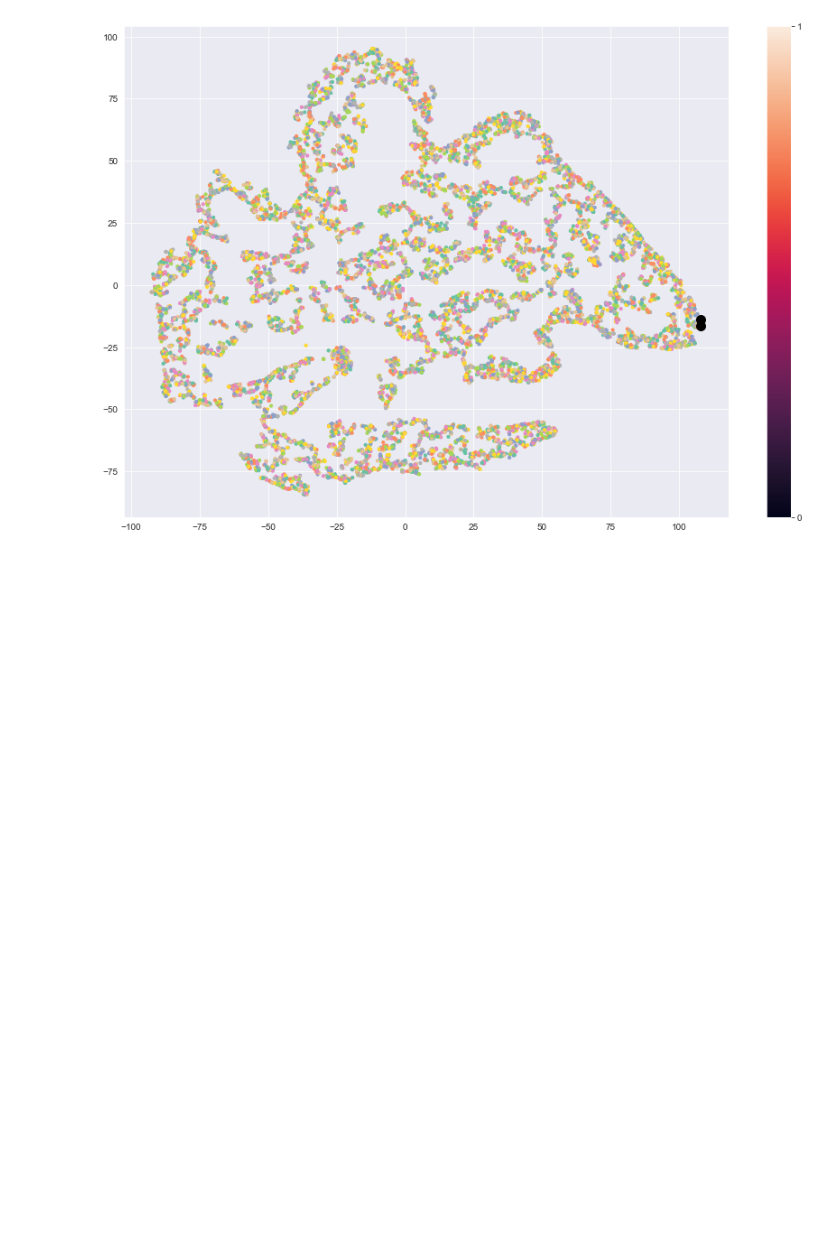
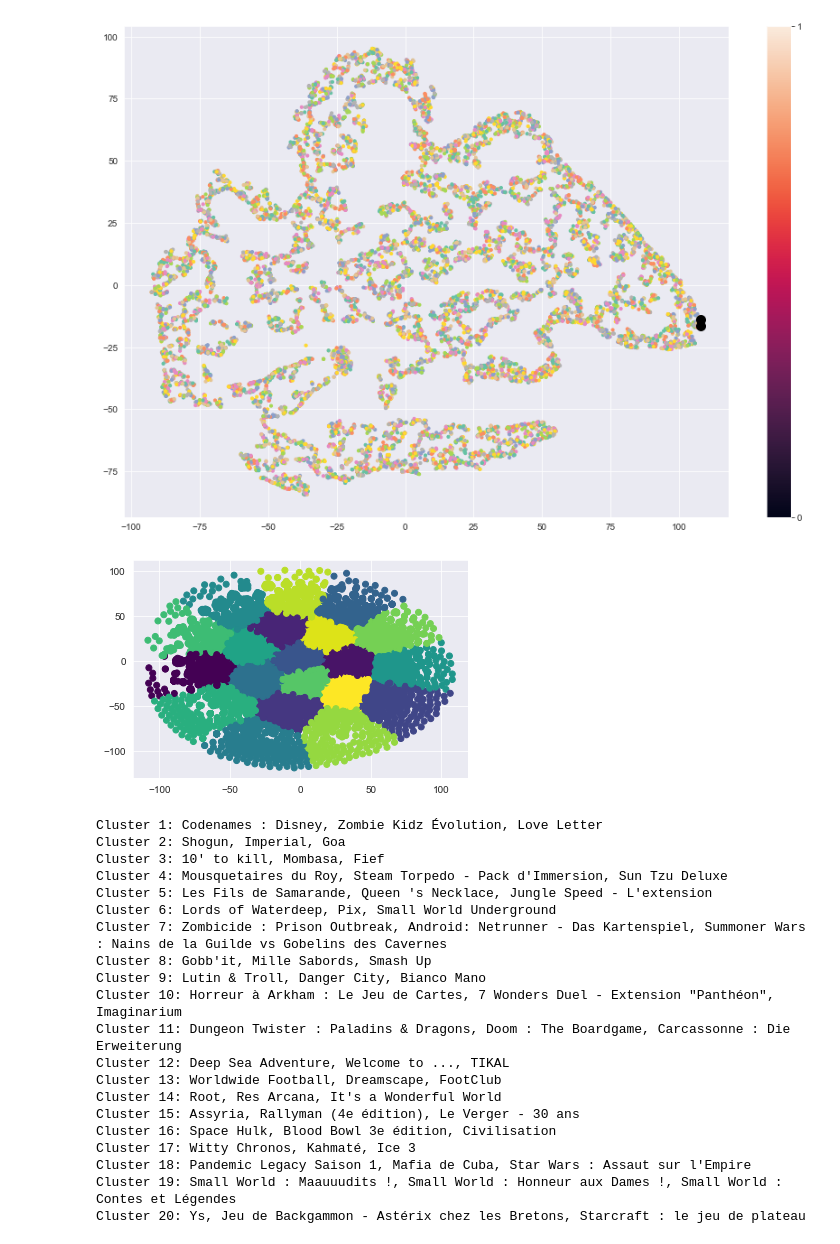
Before and after one commit to N-nolwenn/PLDAC, a Jupyter notebook: seance6/reco2-users-brouillon.ipynb, the cells around one changed output. Cells and saved outputs as stored; diff of their text form; code cells hidden in the pictures; blank space fills up the shorter version.

```diff
--- a/seance6/reco2-users-brouillon.ipynb
+++ b/seance6/reco2-users-brouillon.ipynb
@@ -2067,0 +2080,47 @@ plt.colorbar(ticks=range(20))
+# %%
+from sklearn.manifold import TSNE
+from sklearn.cluster import KMeans
+
+# # Créer une matrice d'occurrence des jeux pour chaque auteur
+matrice_occurrence = pd.crosstab(index=df_avis["author"], columns=df_avis["title"], values=df_avis["note"], aggfunc="mean").fillna(0)
+
+
+# Réduire la dimensionnalité avec T-SNE
+tsne = TSNE(n_components=2, perplexity=30, random_state=42)
+tsne_projection = tsne.fit_transform(matrice_occurrence)
+
+# Effectuer le clustering avec K-means
+kmeans = KMeans(n_clusters=20, random_state=42)
+clusters = kmeans.fit_predict(tsne_projection)
+
+# Visualiser les clusters avec un graphique de dispersion
+plt.scatter(tsne_projection[:,0], tsne_projection[:,1], c=clusters, cmap="viridis")
+plt.show()
+
+# Étiqueter chaque cluster avec les jeux les plus fréquents
+for i in range(kmeans.n_clusters):
+    cluster = matrice_occurrence.iloc[clusters == i]
+    top_jeux = cluster.mean().sort_values(ascending=False)[:3]
+    print(f"Cluster {i+1}: {', '.join(top_jeux.index)}")
+# %% [output]
+[figure, added]
+Cluster 1: Codenames : Disney, Zombie Kidz Évolution, Love Letter
+Cluster 2: Shogun, Imperial, Goa
+Cluster 3: 10' to kill, Mombasa, Fief
+Cluster 4: Mousquetaires du Roy, Steam Torpedo - Pack d'Immersion, Sun Tzu Deluxe
+Cluster 5: Les Fils de Samarande, Queen 's Necklace, Jungle Speed - L'extension
+Cluster 6: Lords of Waterdeep, Pix, Small World Underground
+Cluster 7: Zombicide : Prison Outbreak, Android: Netrunner - Das Kartenspiel, Summoner Wars : Nains de la Guilde vs Gobelins des Cavernes
+Cluster 8: Gobb'it, Mille Sabords, Smash Up
+Cluster 9: Lutin & Troll, Danger City, Bianco Mano
+Cluster 10: Horreur à Arkham : Le Jeu de Cartes, 7 Wonders Duel - Extension "Panthéon", Imaginarium
+Cluster 11: Dungeon Twister : Paladins & Dragons, Doom : The Boardgame, Carcassonne : Die Erweiterung
+Cluster 12: Deep Sea Adventure, Welcome to ..., TIKAL
+Cluster 13: Worldwide Football, Dreamscape, FootClub
+Cluster 14: Root, Res Arcana, It's a Wonderful World
+Cluster 15: Assyria, Rallyman (4e édition), Le Verger - 30 ans
+Cluster 16: Space Hulk, Blood Bowl 3e édition, Civilisation
+Cluster 17: Witty Chronos, Kahmaté, Ice 3
+Cluster 18: Pandemic Legacy Saison 1, Mafia de Cuba, Star Wars : Assaut sur l'Empire
+Cluster 19: Small World : Maauuudits !, Small World : Honneur aux Dames !, Small World : Contes et Légendes
+Cluster 20: Ys, Jeu de Backgammon - Astérix chez les Bretons, Starcraft : le jeu de plateau
```
Also changed, not shown: parts of 20 cells of this notebook.
